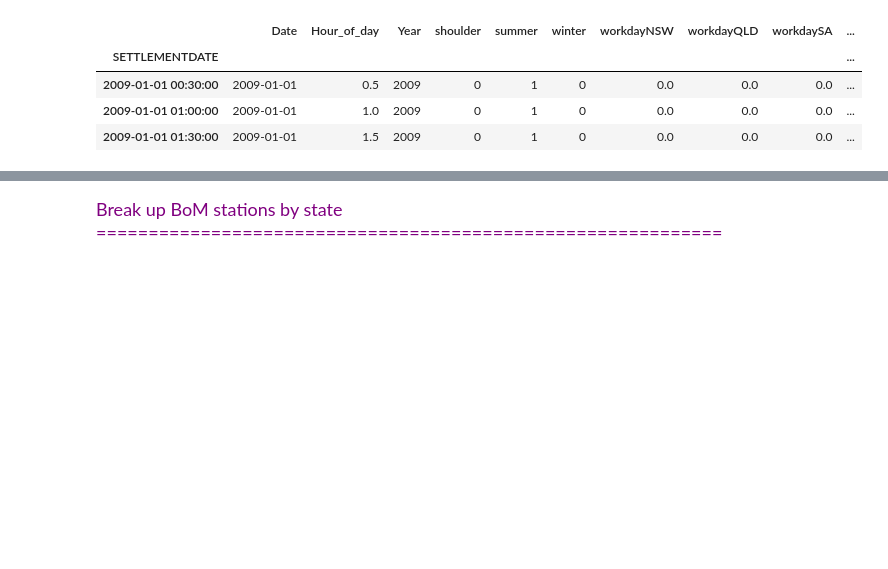
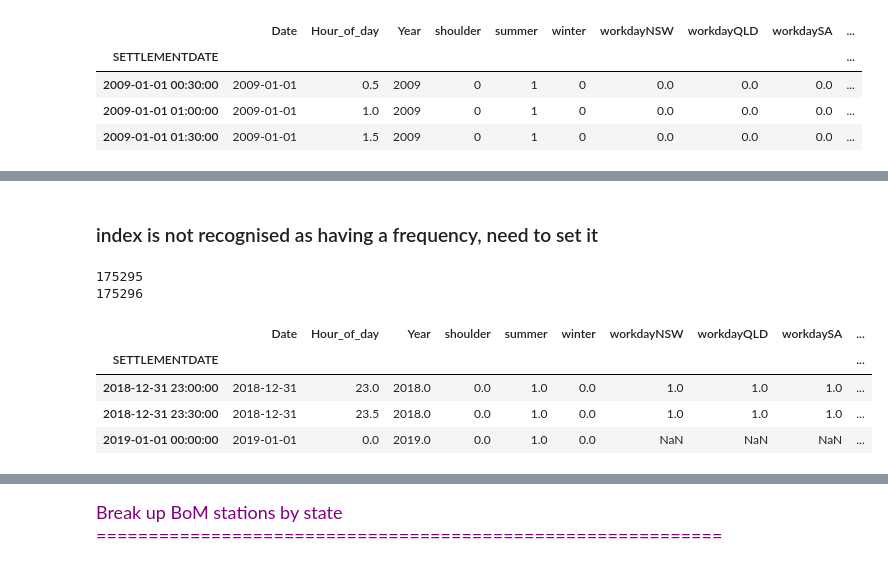
Before and after one commit to pat-hearps/elec-forecast-NEM-GA, a Jupyter notebook: Elec/modelling-analysis/data_prep.ipynb, the cells around one changed output, grey strips where cells are left out. Drawn from its saved outputs; the diff is of its cells as text; code cells hidden in the pictures; blank space fills up the shorter version.

Commit message:
SARIMAX setup OK, need to predict on rolling
Training on full 2009-2017 dataset too slow/too big. Next step is to try looping through training and testing on smaller time periods

```diff
--- a/Elec/modelling-analysis/data_prep.ipynb
+++ b/Elec/modelling-analysis/data_prep.ipynb
@@ -238,0 +269,15 @@ timdate_features.head(3)
+# %% [markdown]
+### index is not recognised as having a frequency, need to set it
+# %%
+print(len(timdate_features))
+timdate_features = timdate_features.asfreq('30T')
+print(len(timdate_features))
+timdate_features.tail(3)
+# %% [output]
+175295
+175296
+|  | Date | Hour_of_day | Year | shoulder | summer | winter | workdayNSW | workdayQLD | workdaySA | ... |
+| SETTLEMENTDATE |  |  |  |  |  |  |  |  |  | ... |
+| 2018-12-31 23:00:00 | 2018-12-31 | 23.0 | 2018.0 | 0.0 | 1.0 | 0.0 | 1.0 | 1.0 | 1.0 | ... |
+| 2018-12-31 23:30:00 | 2018-12-31 | 23.5 | 2018.0 | 0.0 | 1.0 | 0.0 | 1.0 | 1.0 | 1.0 | ... |
+| 2019-01-01 00:00:00 | 2019-01-01 | 0.0 | 2019.0 | 0.0 | 1.0 | 0.0 | NaN | NaN | NaN | ... |
```
Also changed, not shown: parts of 21 cells of this notebook, 9 other files.
